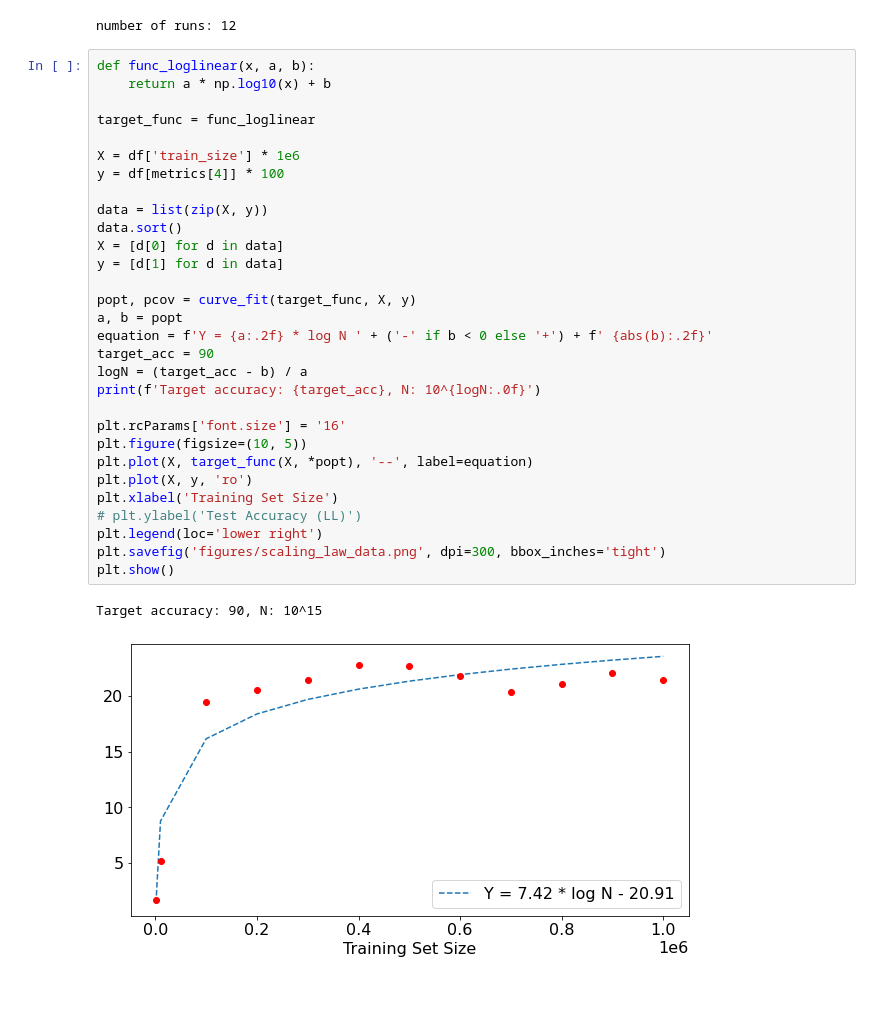
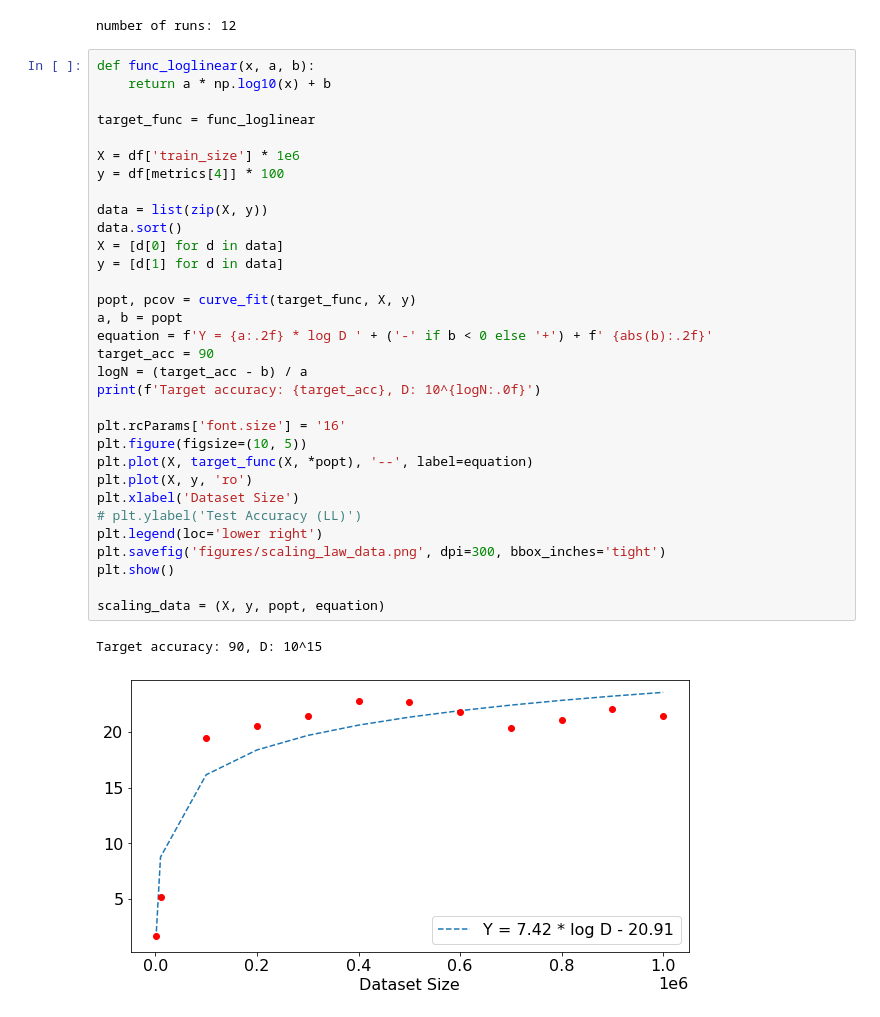
Before and after one commit to liqing-ustc/HINT, a Jupyter notebook: results/scaling_law.ipynb, the cells around one changed output. Cells and saved outputs as stored; diff of their text form.

```diff
--- a/results/scaling_law.ipynb
+++ b/results/scaling_law.ipynb
@@ -91,33 +93,35 @@ number of runs: 12
 # %%
 def func_loglinear(x, a, b):
     return a * np.log10(x) + b
 
 target_func = func_loglinear
 
 X = df['train_size'] * 1e6
 y = df[metrics[4]] * 100
 
 data = list(zip(X, y))
 data.sort()
 X = [d[0] for d in data]
 y = [d[1] for d in data]
 
 popt, pcov = curve_fit(target_func, X, y)
 a, b = popt
-equation = f'Y = {a:.2f} * log N ' + ('-' if b < 0 else '+') + f' {abs(b):.2f}'
+equation = f'Y = {a:.2f} * log D ' + ('-' if b < 0 else '+') + f' {abs(b):.2f}'
 target_acc = 90
 logN = (target_acc - b) / a
-print(f'Target accuracy: {target_acc}, N: 10^{logN:.0f}')
+print(f'Target accuracy: {target_acc}, D: 10^{logN:.0f}')
 
 plt.rcParams['font.size'] = '16'
 plt.figure(figsize=(10, 5))
 plt.plot(X, target_func(X, *popt), '--', label=equation)
 plt.plot(X, y, 'ro')
-plt.xlabel('Training Set Size')
+plt.xlabel('Dataset Size')
 # plt.ylabel('Test Accuracy (LL)')
 plt.legend(loc='lower right')
 plt.savefig('figures/scaling_law_data.png', dpi=300, bbox_inches='tight')
 plt.show()
+
+scaling_data = (X, y, popt, equation)
 # %% [output]
-Target accuracy: 90, N: 10^15
+Target accuracy: 90, D: 10^15
-[figure, old version]
+[figure, new version]
```
Also changed, not shown: parts of 2 cells of this notebook, 8 other files.
